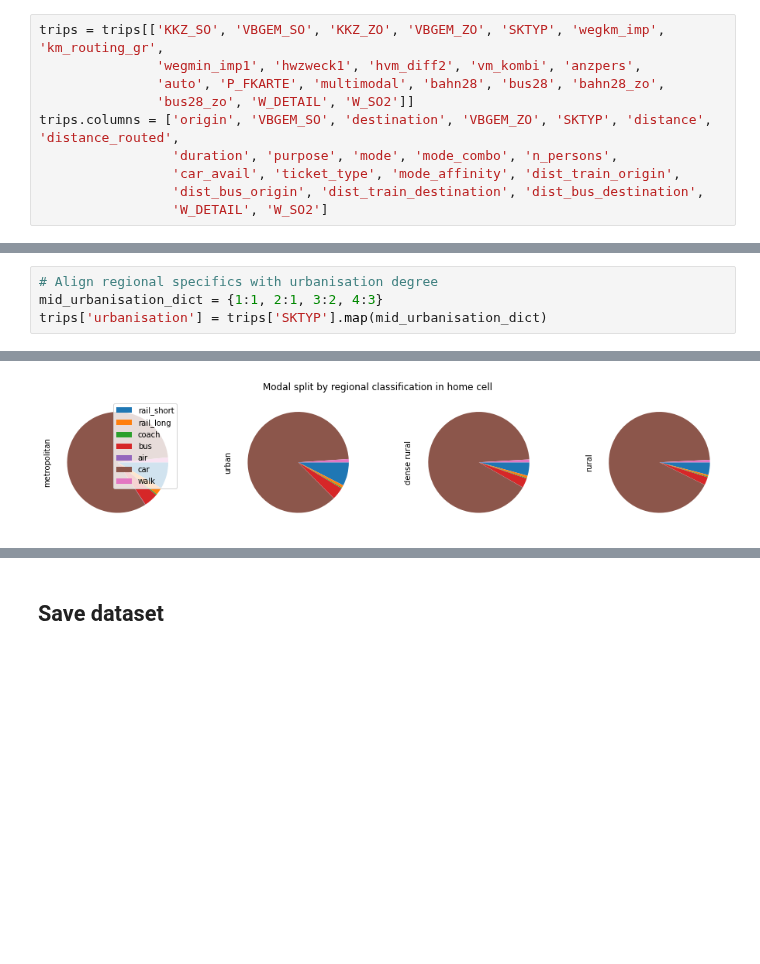
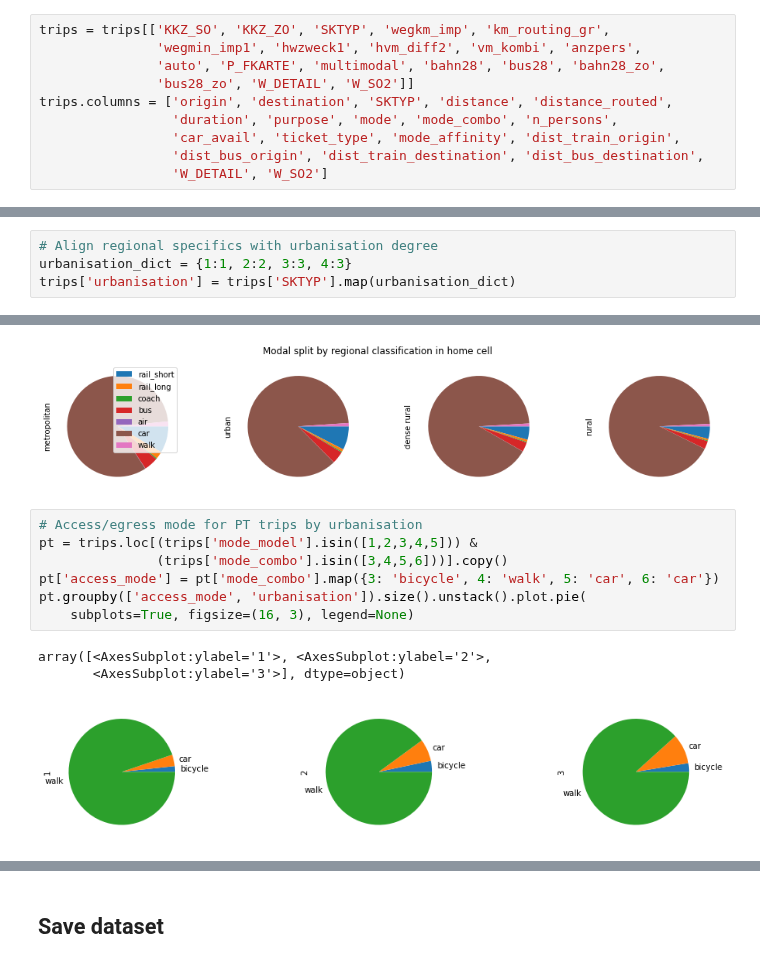
Before and after one commit to marlinarnz/quetzal_germany, a Jupyter notebook: notebooks/cal10_input_data.ipynb, the cells around one changed output, grey strips where cells are left out. Drawn from its saved outputs; the diff is of its cells as text; blank space fills up the shorter version.

```diff
--- a/notebooks/cal10_input_data.ipynb
+++ b/notebooks/cal10_input_data.ipynb
@@ -68,11 +68,11 @@ len(trips['HP_ID_Reg'].unique())
 # %% [output]
 259509
 # %%
-trips = trips[['KKZ_SO', 'VBGEM_SO', 'KKZ_ZO', 'VBGEM_ZO', 'SKTYP', 'wegkm_imp', 'km_routing_gr',
+trips = trips[['KKZ_SO', 'KKZ_ZO', 'SKTYP', 'wegkm_imp', 'km_routing_gr',
                'wegmin_imp1', 'hwzweck1', 'hvm_diff2', 'vm_kombi', 'anzpers',
                'auto', 'P_FKARTE', 'multimodal', 'bahn28', 'bus28', 'bahn28_zo',
                'bus28_zo', 'W_DETAIL', 'W_SO2']]
-trips.columns = ['origin', 'VBGEM_SO', 'destination', 'VBGEM_ZO', 'SKTYP', 'distance', 'distance_routed',
+trips.columns = ['origin', 'destination', 'SKTYP', 'distance', 'distance_routed',
                  'duration', 'purpose', 'mode', 'mode_combo', 'n_persons',
                  'car_avail', 'ticket_type', 'mode_affinity', 'dist_train_origin',
                  'dist_bus_origin', 'dist_train_destination', 'dist_bus_destination',
@@ -157,8 +157,8 @@ trips['dist_bus_destination'] = trips['dist_bus_destination'].map(dist_dict)
 trips = trips.loc[trips['origin']!=1] # pandas error
 # %%
 # Align regional specifics with urbanisation degree
-mid_urbanisation_dict = {1:1, 2:1, 3:2, 4:3}
-trips['urbanisation'] = trips['SKTYP'].map(mid_urbanisation_dict)
+urbanisation_dict = {1:1, 2:2, 3:3, 4:3}
+trips['urbanisation'] = trips['SKTYP'].map(urbanisation_dict)
 # %%
 # Match trip purpose with VP2030 categories
 # Note: Holiday trips are included in private (6)
@@ -407,3 +407,14 @@ axs[0].legend()
 # %% [output]
 <matplotlib.legend.Legend at 0x...>
 [figure]
+# %%
+# Access/egress mode for PT trips by urbanisation
+pt = trips.loc[(trips['mode_model'].isin([1,2,3,4,5])) &
+               (trips['mode_combo'].isin([3,4,5,6]))].copy()
+pt['access_mode'] = pt['mode_combo'].map({3: 'bicycle', 4: 'walk', 5: 'car', 6: 'car'})
+pt.groupby(['access_mode', 'urbanisation']).size().unstack().plot.pie(
+    subplots=True, figsize=(16, 3), legend=None)
+# %% [output]
+array([<AxesSubplot:ylabel='1'>, <AxesSubplot:ylabel='2'>,
+       <AxesSubplot:ylabel='3'>], dtype=object)
+[figure, added]
```
Also changed, not shown: parts of 9 cells of this notebook, 4 other files.
